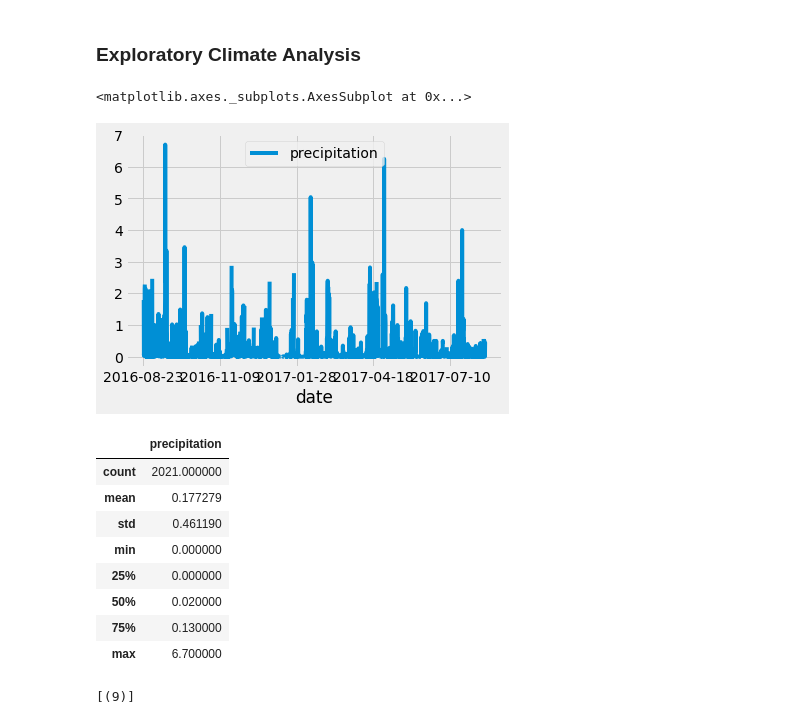
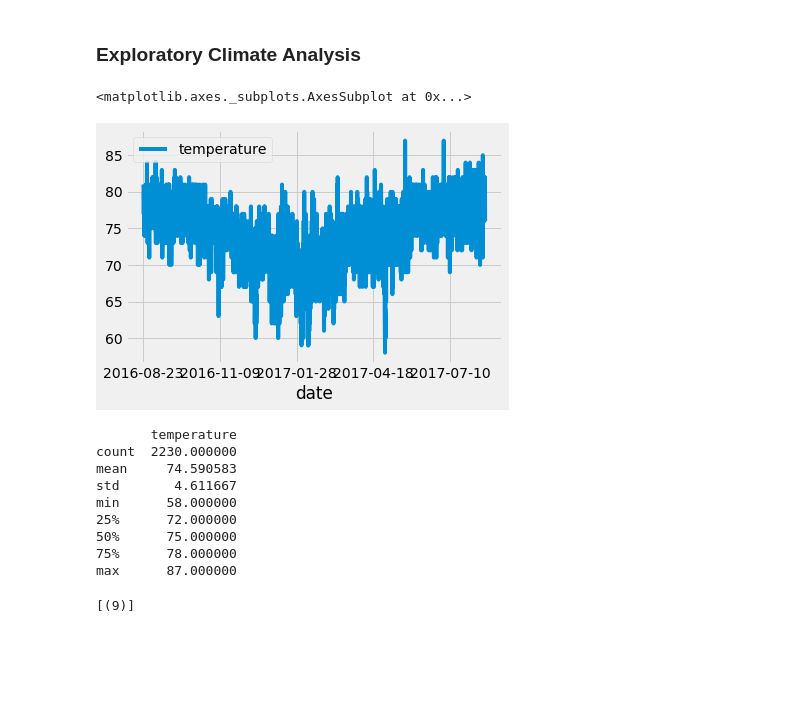
Before and after one commit to shaunwang1350/M9_SQLlite, a Jupyter notebook: climate_analysis.ipynb, the cells around one changed output. Cells and saved outputs as stored; diff of their text form; code cells hidden in the pictures; blank space fills up the shorter version.

```diff
--- a/climate_analysis.ipynb
+++ b/climate_analysis.ipynb
@@ -42,36 +42,35 @@ session = Session(engine)
 # %%
 # Design a query to retrieve the last 12 months of precipitation data and plot the results.
 #Starting from the last data point in the database.
 prev_year = dt.date(2017, 8, 23)
 # Calculate the date one year from the last date in data set.
 prev_year = dt.date(2017, 8, 23) - dt.timedelta(days=365)
 # Perform a query to retrieve the data and precipitation scores
 results = []
-results = session.query(Measurement.date, Measurement.prcp).filter(Measurement.date >= prev_year).all()
+results = session.query(Measurement.date, Measurement.tobs).filter(Measurement.date >= prev_year).all()
 # Save the query results as a Pandas DataFrame and set the index to the date column
-df = pd.DataFrame(results, columns=['date', 'precipitation'])
+df = pd.DataFrame(results, columns=['date', 'temperature'])
 # Sort the dataframe by date
 df.set_index(df['date'], inplace=True)
 df = df.sort_index()
 # print(df.to_string(index=False))
 # Use Pandas Plotting with Matplotlib to plot the data
 df.plot()
 # %% [output]
 <matplotlib.axes._subplots.AxesSubplot at 0x...>
-[figure, old version]
+[figure, new version]
 # %%
 # Use Pandas to calcualte the summary statistics for the precipitation data
-df.describe()
 # %% [output]
-|  | precipitation |
-| count | 2021.000000 |
-| mean | 0.177279 |
-| std | 0.461190 |
-| min | 0.000000 |
-| 25% | 0.000000 |
-| 50% | 0.020000 |
-| 75% | 0.130000 |
-| max | 6.700000 |
+       temperature
+count  2230.000000
+mean     74.590583
+std       4.611667
+min      58.000000
+25%      72.000000
+50%      75.000000
+75%      78.000000
+max      87.000000
 # %%
 # How many stations are available in this dataset?
 session.query(func.count(Station.station)).all()
```
Also changed, not shown: parts of 9 cells of this notebook, 2 other files.
